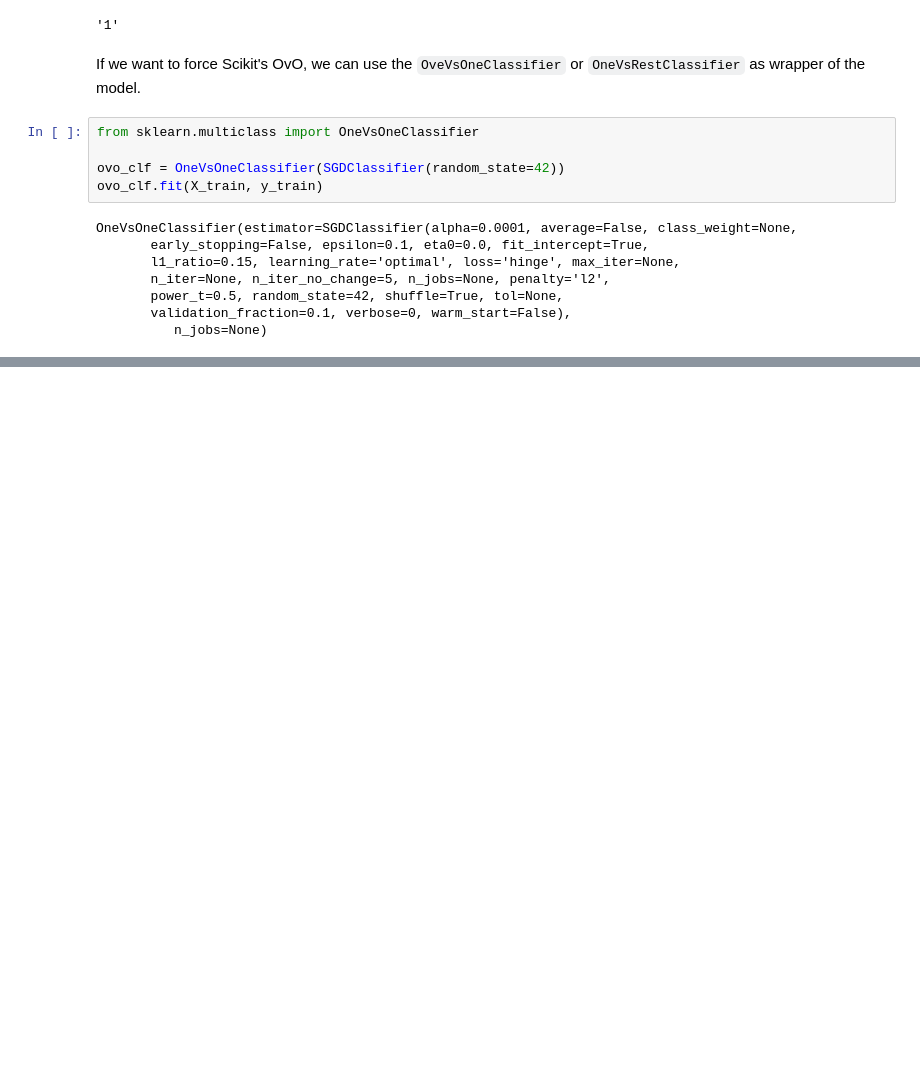
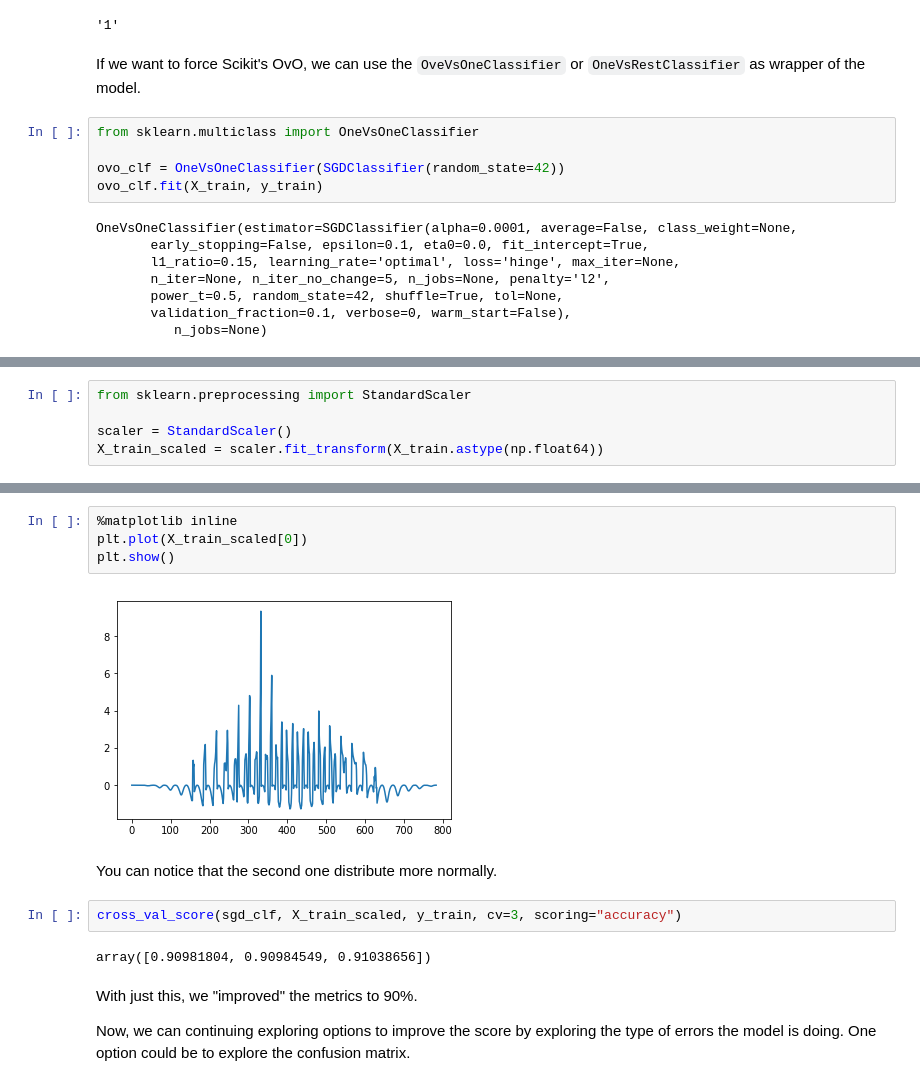
Before and after one commit to Ohtar10/ml-python, a Jupyter notebook: ch03/Classification.ipynb, the cells around one changed output, grey strips where cells are left out. Drawn from its saved outputs; the diff is of its cells as text; blank space fills up the shorter version.

```diff
--- a/ch03/Classification.ipynb
+++ b/ch03/Classification.ipynb
@@ -378,0 +457,5 @@ ovo_clf.predict([X_train])
+# %%
+from sklearn.preprocessing import StandardScaler
+
+scaler = StandardScaler()
+X_train_scaled = scaler.fit_transform(X_train.astype(np.float64))
@@ -378,0 +474,16 @@ ovo_clf.predict([X_train])
+# %%
+%matplotlib inline
+plt.plot(X_train_scaled[0])
+plt.show()
+# %% [output]
+[figure, added]
+# %% [markdown]
+You can notice that the second one distribute more normally.
+# %%
+cross_val_score(sgd_clf, X_train_scaled, y_train, cv=3, scoring="accuracy")
+# %% [output]
+array([0.90981804, 0.90984549, 0.91038656])
+# %% [markdown]
+With just this, we "improved" the metrics to 90%.
+
+Now, we can continuing exploring options to improve the score by exploring the type of errors the model is doing. One option could be to explore the confusion matrix.
```
Also changed, not shown: parts of 38 cells of this notebook.
